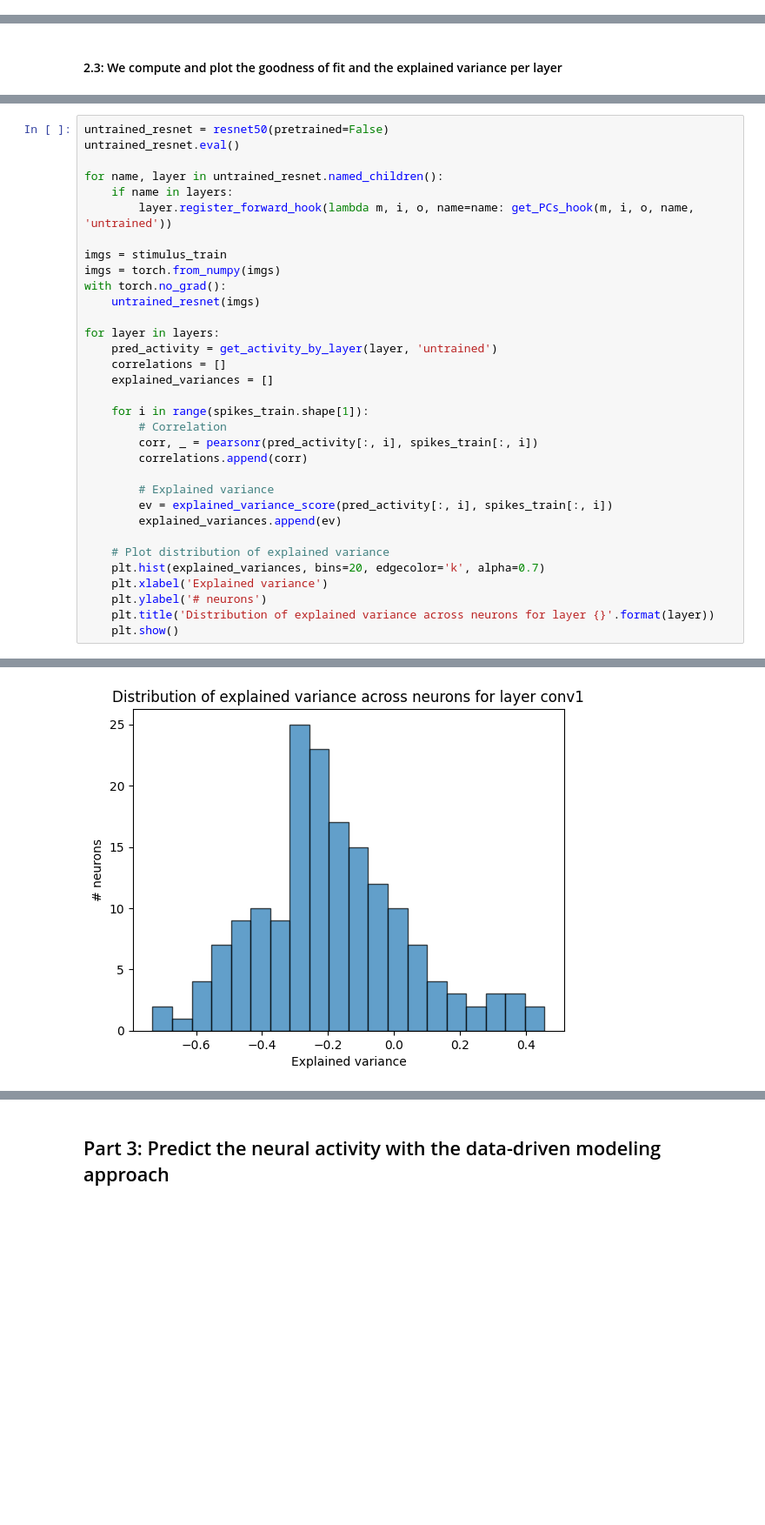
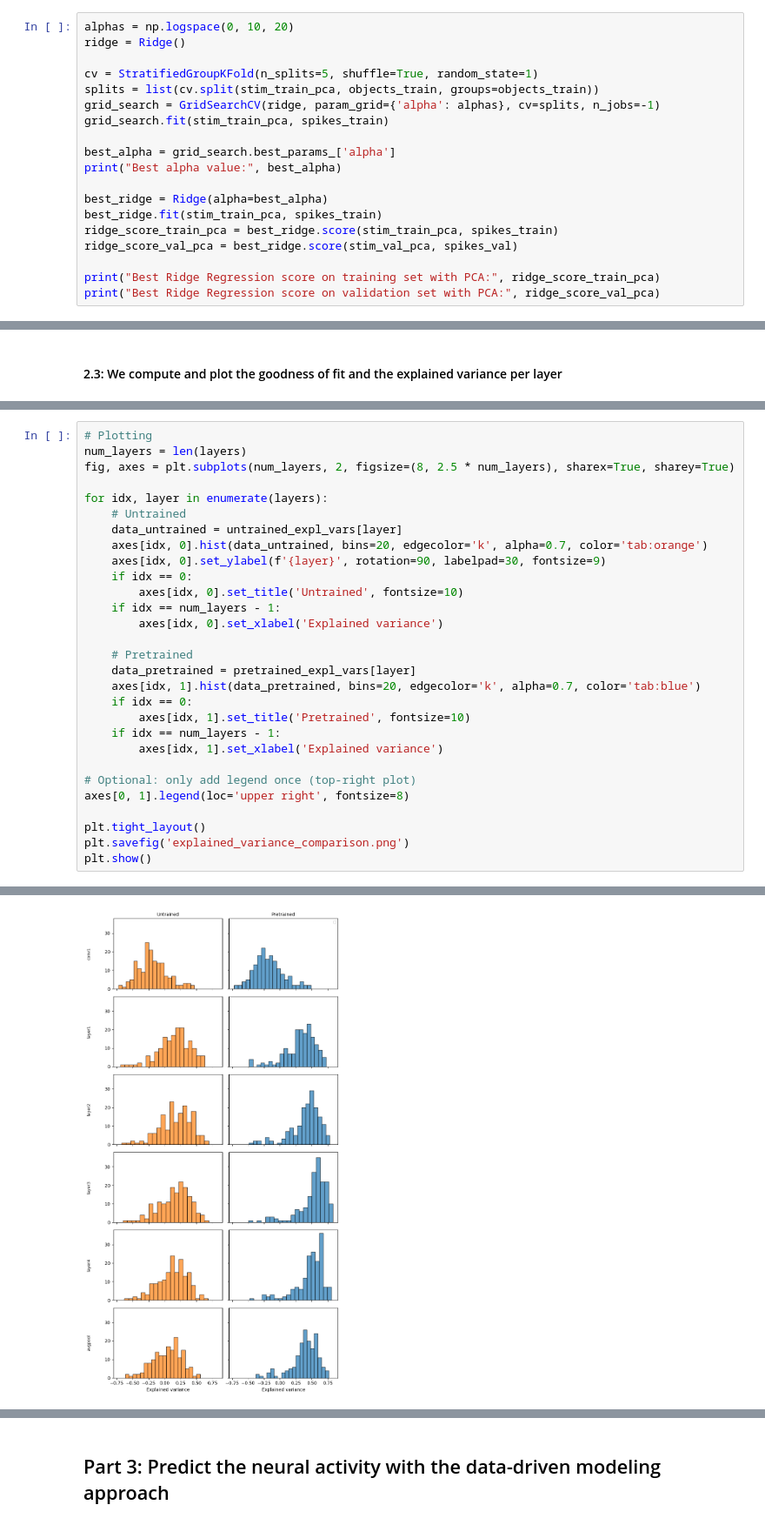
Before and after one commit to louise-montlahuc/nx414_team1, a Jupyter notebook: submission.ipynb, the cells around one changed output, grey strips where cells are left out. Shown: that part at 87% size. Drawn from its saved outputs; the diff is of its cells as text; blank space fills up the shorter version.

Commit message:
with better graphs and run week 7

```diff
--- a/submission.ipynb
+++ b/submission.ipynb
@@ -402,0 +413,19 @@ Best Ridge Regression score on validation set: 0.08738022297620773
+# %%
+alphas = np.logspace(0, 10, 20)
+ridge = Ridge()
+
+cv = StratifiedGroupKFold(n_splits=5, shuffle=True, random_state=1)
+splits = list(cv.split(stim_train_pca, objects_train, groups=objects_train))
+grid_search = GridSearchCV(ridge, param_grid={'alpha': alphas}, cv=splits, n_jobs=-1)
+grid_search.fit(stim_train_pca, spikes_train)
+
+best_alpha = grid_search.best_params_['alpha']
+print("Best alpha value:", best_alpha)
+
+best_ridge = Ridge(alpha=best_alpha)
+best_ridge.fit(stim_train_pca, spikes_train)
+ridge_score_train_pca = best_ridge.score(stim_train_pca, spikes_train)
+ridge_score_val_pca = best_ridge.score(stim_val_pca, spikes_val)
+
+print("Best Ridge Regression score on training set with PCA:", ridge_score_train_pca)
+print("Best Ridge Regression score on validation set with PCA:", ridge_score_val_pca)
@@ -501,34 +590,30 @@ For avgpool of pretrained model - linear regression score on training data:  0.6
 # %%
-untrained_resnet = resnet50(pretrained=False)
-untrained_resnet.eval()
+# Plotting
+num_layers = len(layers)
+fig, axes = plt.subplots(num_layers, 2, figsize=(8, 2.5 * num_layers), sharex=True, sharey=True)
 
-for name, layer in untrained_resnet.named_children():
-    if name in layers:
-        layer.register_forward_hook(lambda m, i, o, name=name: get_PCs_hook(m, i, o, name, 'untrained'))
+for idx, layer in enumerate(layers):
+    # Untrained
+    data_untrained = untrained_expl_vars[layer]
+    axes[idx, 0].hist(data_untrained, bins=20, edgecolor='k', alpha=0.7, color='tab:orange')
+    axes[idx, 0].set_ylabel(f'{layer}', rotation=90, labelpad=30, fontsize=9)
+    if idx == 0:
+        axes[idx, 0].set_title('Untrained', fontsize=10)
+    if idx == num_layers - 1:
+        axes[idx, 0].set_xlabel('Explained variance')
 
-imgs = stimulus_train
-imgs = torch.from_numpy(imgs)
-with torch.no_grad():
-    untrained_resnet(imgs)
+    # Pretrained
+    data_pretrained = pretrained_expl_vars[layer]
+    axes[idx, 1].hist(data_pretrained, bins=20, edgecolor='k', alpha=0.7, color='tab:blue')
+    if idx == 0:
+        axes[idx, 1].set_title('Pretrained', fontsize=10)
+    if idx == num_layers - 1:
+        axes[idx, 1].set_xlabel('Explained variance')
 
-for layer in layers:
-    pred_activity = get_activity_by_layer(layer, 'untrained')
-    correlations = []
-    explained_variances = []
+# Optional: only add legend once (top-right plot)
+axes[0, 1].legend(loc='upper right', fontsize=8)
 
-    for i in range(spikes_train.shape[1]):
-        # Correlation
-        corr, _ = pearsonr(pred_activity[:, i], spikes_train[:, i])
-        correlations.append(corr)
-
-        # Explained variance
-        ev = explained_variance_score(pred_activity[:, i], spikes_train[:, i])
-        explained_variances.append(ev)
-
-    # Plot distribution of explained variance
-    plt.hist(explained_variances, bins=20, edgecolor='k', alpha=0.7)
-    plt.xlabel('Explained variance')
-    plt.ylabel('# neurons')
-    plt.title('Distribution of explained variance across neurons for layer {}'.format(layer))
-    plt.show()
+plt.tight_layout()
+plt.savefig('explained_variance_comparison.png')
+plt.show()
 # %% [output]
@@ -552 +621 @@ Ridge regression score with high regularization on training data:  0.46232154965
-[figure, old version]
+[figure, new version]
```
Also changed, not shown: parts of 22 cells of this notebook.
